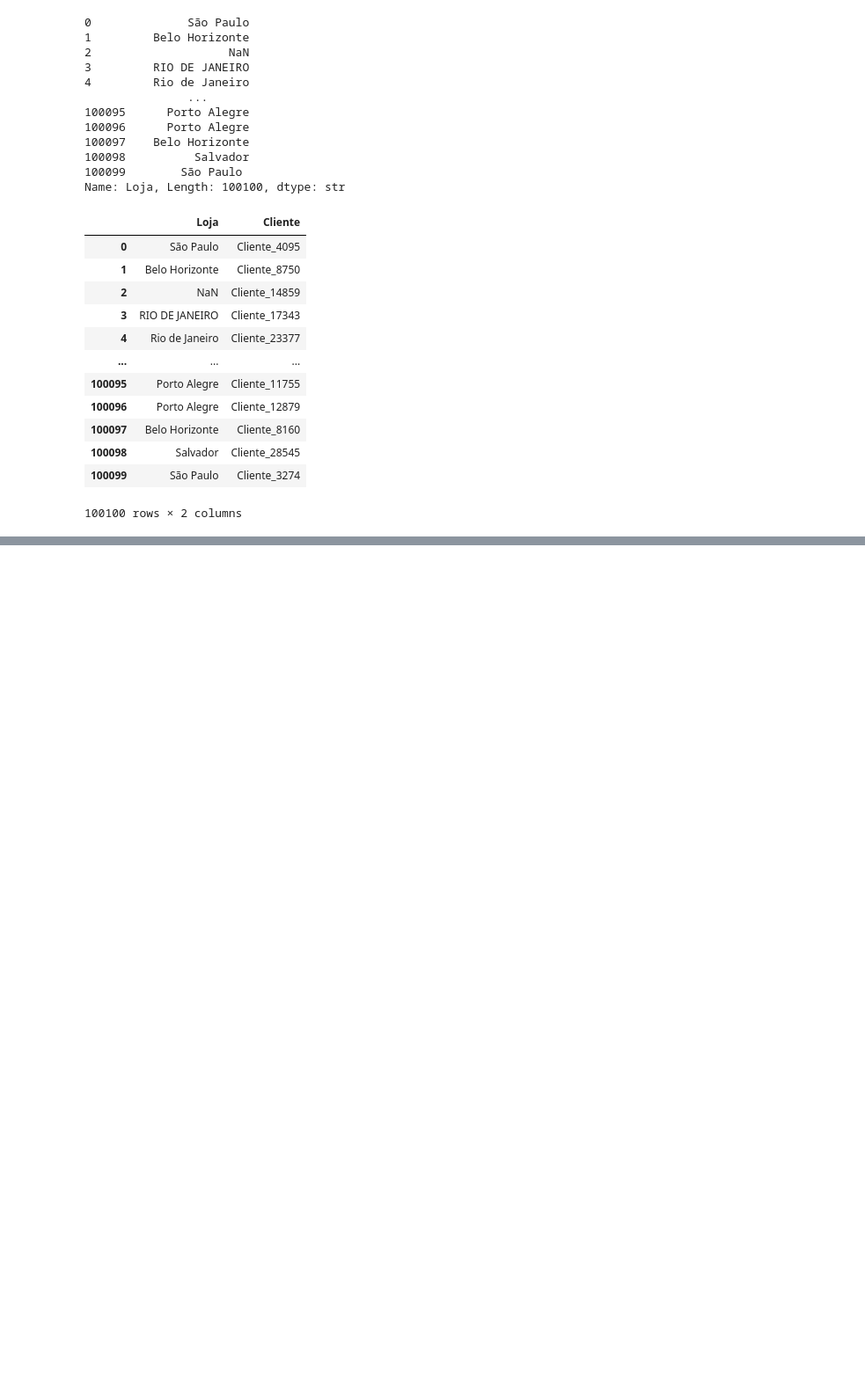
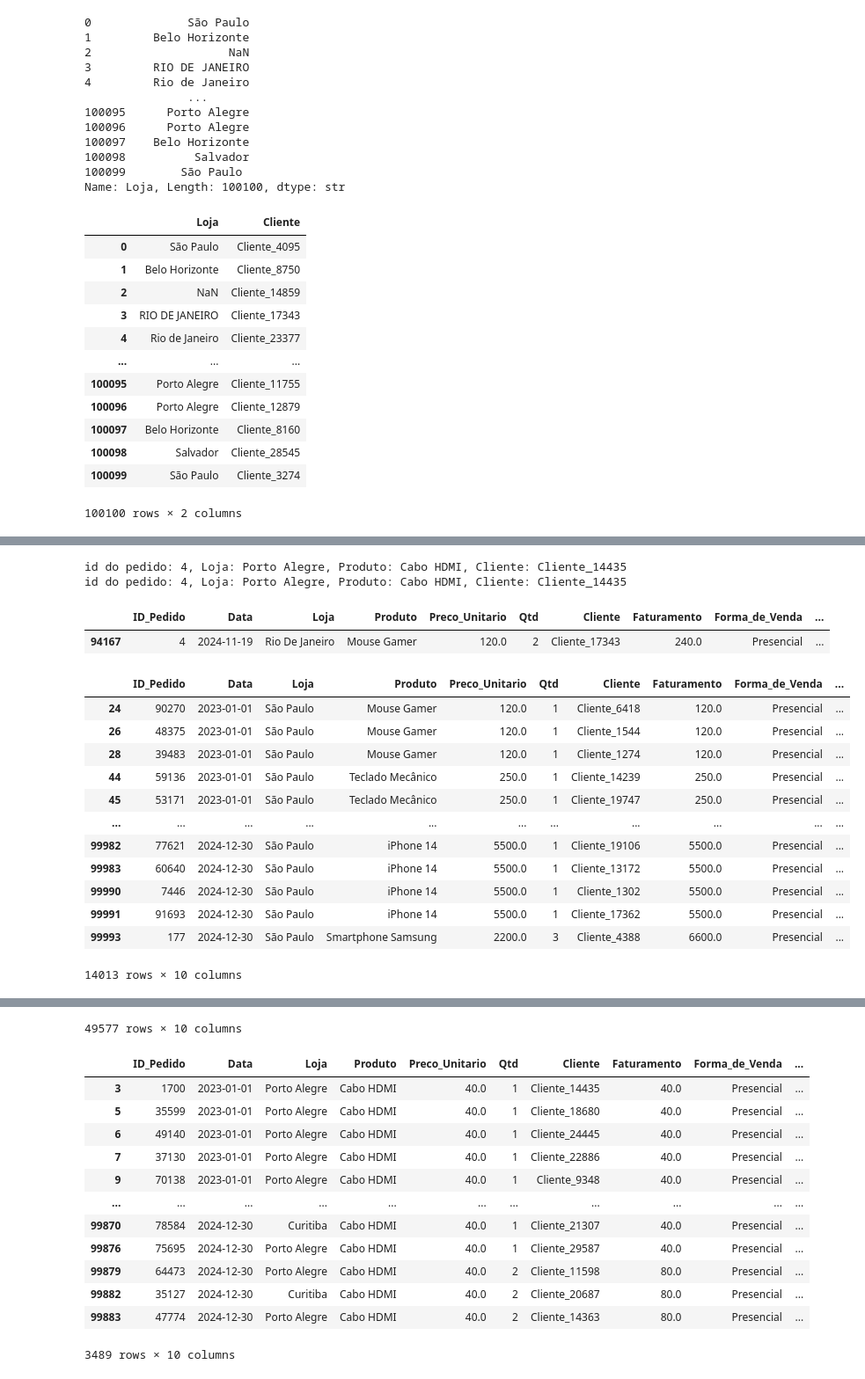
Before and after one commit to ycxs12/projeto-etl-hashtag-estudo, a Jupyter notebook: Projeto ETL.ipynb, the cells around one changed output, grey strips where cells are left out. Shown at 88% size. Saved outputs shown, nothing was run; the diff lists cells and outputs as text; code cells hidden in the pictures; blank space fills up the shorter version.

```diff
--- a/Projeto ETL.ipynb
+++ b/Projeto ETL.ipynb
@@ -200,0 +213,49 @@ display(df_analise)
+# %%
+# Analisar - > filtrar
+df_analise = df_analise.sort_values(by=['Data', 'Faturamento']).reset_index(drop=True)
+#.loc: id do pedido -> por nome da coluna e por nome da linha
+id_pedido = 4
+loja = df_analise.loc[3, 'Loja']
+produto = df_analise.loc[3, 'Produto']
+cliente = df_analise.loc[3, 'Cliente']
+print(f'id do pedido: {id_pedido}, Loja: {loja}, Produto: {produto}, Cliente: {cliente}')
+#.iloc -> por posição
+loja = df_analise.iloc[3, 2]
+produto = df_analise.iloc[3, 3]
+cliente = df_analise.iloc[3, 6]
+print(f'id do pedido: {id_pedido}, Loja: {loja}, Produto: {produto}, Cliente: {cliente}')
+#condicional
+df_id_pedido_4 = df_analise[df_analise['ID_Pedido'] == 4]
+display(df_id_pedido_4)
+#Exportar pedaços da base
+df_vendas_sp = df_analise[df_analise['Loja'] == 'São Paulo']
+df_vendas_sp.to_csv('vendas_sp.csv', index=False)
+display(df_vendas_sp)
+
+#exportar vendas 2024
+df_vendas_2024 = df_analise[df_analise['Data'].dt.year == 2024]
+#df_vendas_2024 = df_analise[df_analise['Data'] >= '2024-01-01']
+df_vendas_2024.to_csv('vendas_2024.csv', index=False)
+display(df_vendas_2024)
+
+#duplas condições
+df_vendas_HDMI_SUL = df_analise[(df_analise['Regiao'] == 'Sul') & (df_analise['Produto'] == 'Cabo HDMI')]
+display(df_vendas_HDMI_SUL)
+# %% [output]
+id do pedido: 4, Loja: Porto Alegre, Produto: Cabo HDMI, Cliente: Cliente_14435
+id do pedido: 4, Loja: Porto Alegre, Produto: Cabo HDMI, Cliente: Cliente_14435
+|  | ID_Pedido | Data | Loja | Produto | Preco_Unitario | Qtd | Cliente | Faturamento | Forma_de_Venda | ... |
+| 94167 | 4 | 2024-11-19 | Rio De Janeiro | Mouse Gamer | 120.0 | 2 | Cliente_17343 | 240.0 | Presencial | ... |
+|  | ID_Pedido | Data | Loja | Produto | Preco_Unitario | Qtd | Cliente | Faturamento | Forma_de_Venda | ... |
+| 24 | 90270 | 2023-01-01 | São Paulo | Mouse Gamer | 120.0 | 1 | Cliente_6418 | 120.0 | Presencial | ... |
+| 26 | 48375 | 2023-01-01 | São Paulo | Mouse Gamer | 120.0 | 1 | Cliente_1544 | 120.0 | Presencial | ... |
+| 28 | 39483 | 2023-01-01 | São Paulo | Mouse Gamer | 120.0 | 1 | Cliente_1274 | 120.0 | Presencial | ... |
+| 44 | 59136 | 2023-01-01 | São Paulo | Teclado Mecânico | 250.0 | 1 | Cliente_14239 | 250.0 | Presencial | ... |
+| 45 | 53171 | 2023-01-01 | São Paulo | Teclado Mecânico | 250.0 | 1 | Cliente_19747 | 250.0 | Presencial | ... |
+| ... | ... | ... | ... | ... | ... | ... | ... | ... | ... | ... |
+| 99982 | 77621 | 2024-12-30 | São Paulo | iPhone 14 | 5500.0 | 1 | Cliente_19106 | 5500.0 | Presencial | ... |
+| 99983 | 60640 | 2024-12-30 | São Paulo | iPhone 14 | 5500.0 | 1 | Cliente_13172 | 5500.0 | Presencial | ... |
+| 99990 | 7446 | 2024-12-30 | São Paulo | iPhone 14 | 5500.0 | 1 | Cliente_1302 | 5500.0 | Presencial | ... |
+| 99991 | 91693 | 2024-12-30 | São Paulo | iPhone 14 | 5500.0 | 1 | Cliente_17362 | 5500.0 | Presencial | ... |
+| 99993 | 177 | 2024-12-30 | São Paulo | Smartphone Samsung | 2200.0 | 3 | Cliente_4388 | 6600.0 | Presencial | ... |
+14013 rows × 10 columns
@@ -200,0 +274,14 @@ display(df_analise)
+49577 rows × 10 columns
+|  | ID_Pedido | Data | Loja | Produto | Preco_Unitario | Qtd | Cliente | Faturamento | Forma_de_Venda | ... |
+| 3 | 1700 | 2023-01-01 | Porto Alegre | Cabo HDMI | 40.0 | 1 | Cliente_14435 | 40.0 | Presencial | ... |
+| 5 | 35599 | 2023-01-01 | Porto Alegre | Cabo HDMI | 40.0 | 1 | Cliente_18680 | 40.0 | Presencial | ... |
+| 6 | 49140 | 2023-01-01 | Porto Alegre | Cabo HDMI | 40.0 | 1 | Cliente_24445 | 40.0 | Presencial | ... |
+| 7 | 37130 | 2023-01-01 | Porto Alegre | Cabo HDMI | 40.0 | 1 | Cliente_22886 | 40.0 | Presencial | ... |
+| 9 | 70138 | 2023-01-01 | Porto Alegre | Cabo HDMI | 40.0 | 1 | Cliente_9348 | 40.0 | Presencial | ... |
+| ... | ... | ... | ... | ... | ... | ... | ... | ... | ... | ... |
+| 99870 | 78584 | 2024-12-30 | Curitiba | Cabo HDMI | 40.0 | 1 | Cliente_21307 | 40.0 | Presencial | ... |
+| 99876 | 75695 | 2024-12-30 | Porto Alegre | Cabo HDMI | 40.0 | 1 | Cliente_29587 | 40.0 | Presencial | ... |
+| 99879 | 64473 | 2024-12-30 | Porto Alegre | Cabo HDMI | 40.0 | 2 | Cliente_11598 | 80.0 | Presencial | ... |
+| 99882 | 35127 | 2024-12-30 | Curitiba | Cabo HDMI | 40.0 | 2 | Cliente_20687 | 80.0 | Presencial | ... |
+| 99883 | 47774 | 2024-12-30 | Porto Alegre | Cabo HDMI | 40.0 | 2 | Cliente_14363 | 80.0 | Presencial | ... |
+3489 rows × 10 columns
```
Also changed, not shown: parts of 2 cells of this notebook.
